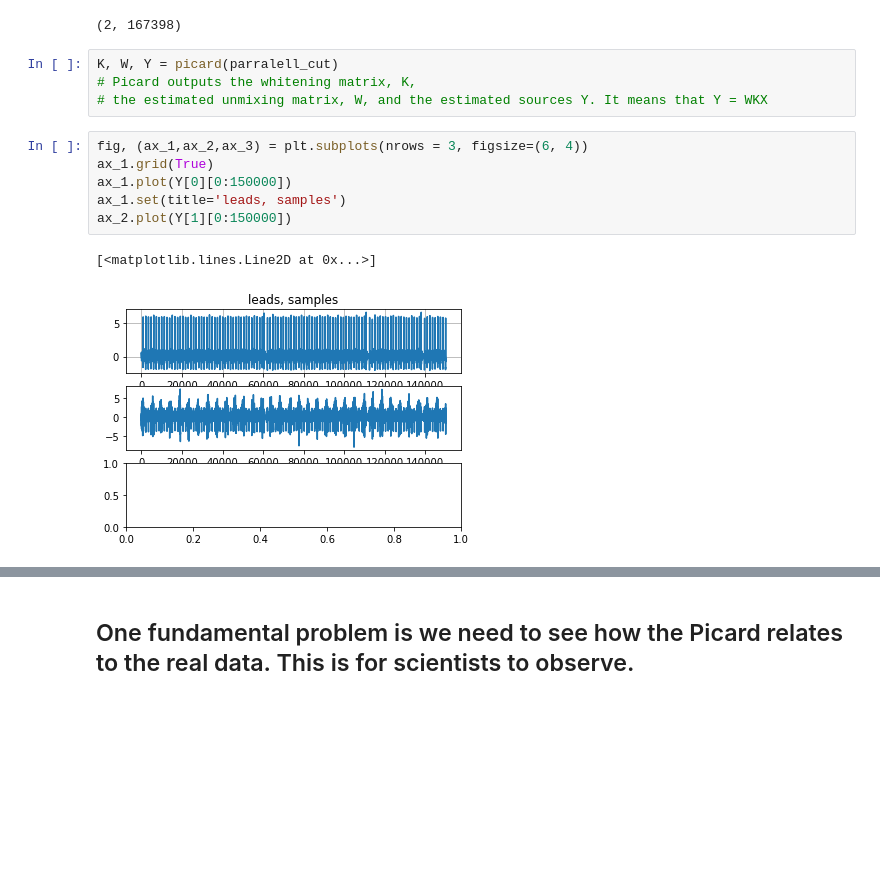
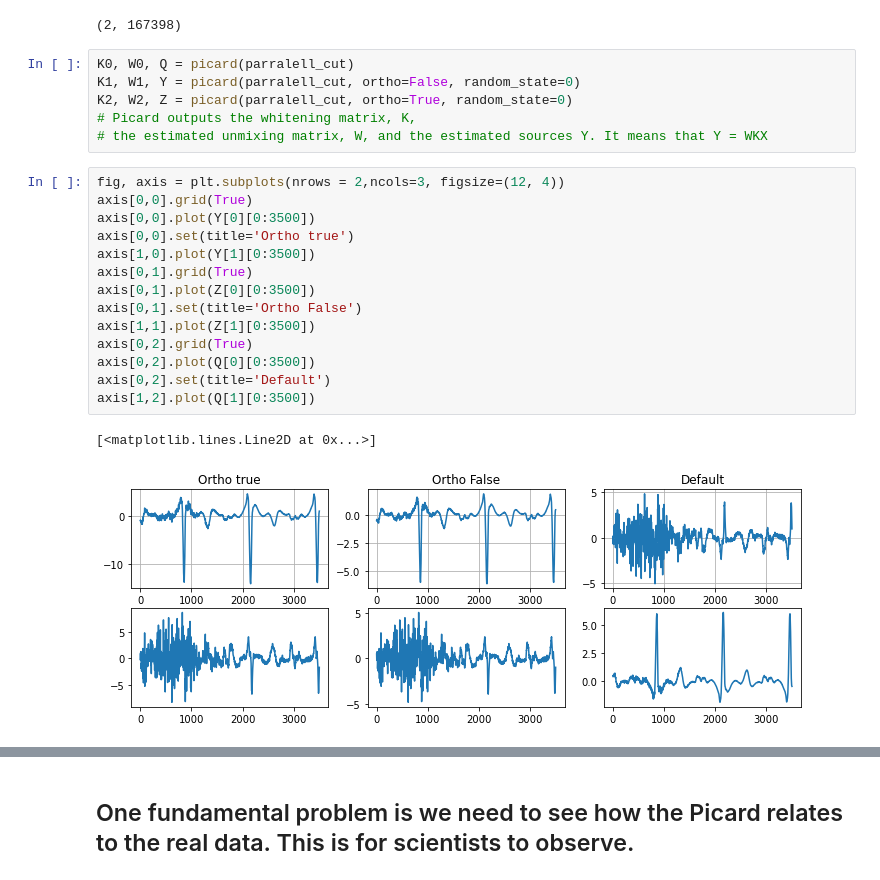
Before and after one commit to ReSurfEMG/ReSurfEMG, a Jupyter notebook: open_work/amplitude_exploration.ipynb, the cells around one changed output, grey strips where cells are left out. Drawn from its saved outputs; the diff is of its cells as text; blank space fills up the shorter version.

Commit message:
picard parameters

```diff
--- a/open_work/amplitude_exploration.ipynb
+++ b/open_work/amplitude_exploration.ipynb
@@ -343,15 +339,25 @@ parralell_cut.shape
 # %% [output]
 (2, 167398)
 # %%
-K, W, Y = picard(parralell_cut)
+K0, W0, Q = picard(parralell_cut)
+K1, W1, Y = picard(parralell_cut, ortho=False, random_state=0)
+K2, W2, Z = picard(parralell_cut, ortho=True, random_state=0)
 # Picard outputs the whitening matrix, K,
 # the estimated unmixing matrix, W, and the estimated sources Y. It means that Y = WKX
-# %%
-fig, (ax_1,ax_2,ax_3) = plt.subplots(nrows = 3, figsize=(6, 4))
-ax_1.grid(True)
-ax_1.plot(Y[0][0:150000])
-ax_1.set(title='leads, samples')
-ax_2.plot(Y[1][0:150000])
-# %% [output]
-[<matplotlib.lines.Line2D at 0x...>]
-[figure, removed]
+# %%
+fig, axis = plt.subplots(nrows = 2,ncols=3, figsize=(12, 4))
+axis[0,0].grid(True)
+axis[0,0].plot(Y[0][0:3500])
+axis[0,0].set(title='Ortho true')
+axis[1,0].plot(Y[1][0:3500])
+axis[0,1].grid(True)
+axis[0,1].plot(Z[0][0:3500])
+axis[0,1].set(title='Ortho False')
+axis[1,1].plot(Z[1][0:3500])
+axis[0,2].grid(True)
+axis[0,2].plot(Q[0][0:3500])
+axis[0,2].set(title='Default')
+axis[1,2].plot(Q[1][0:3500])
+# %% [output]
+[<matplotlib.lines.Line2D at 0x...>]
+[figure, added]
```
Also changed, not shown: parts of 19 cells of this notebook.
